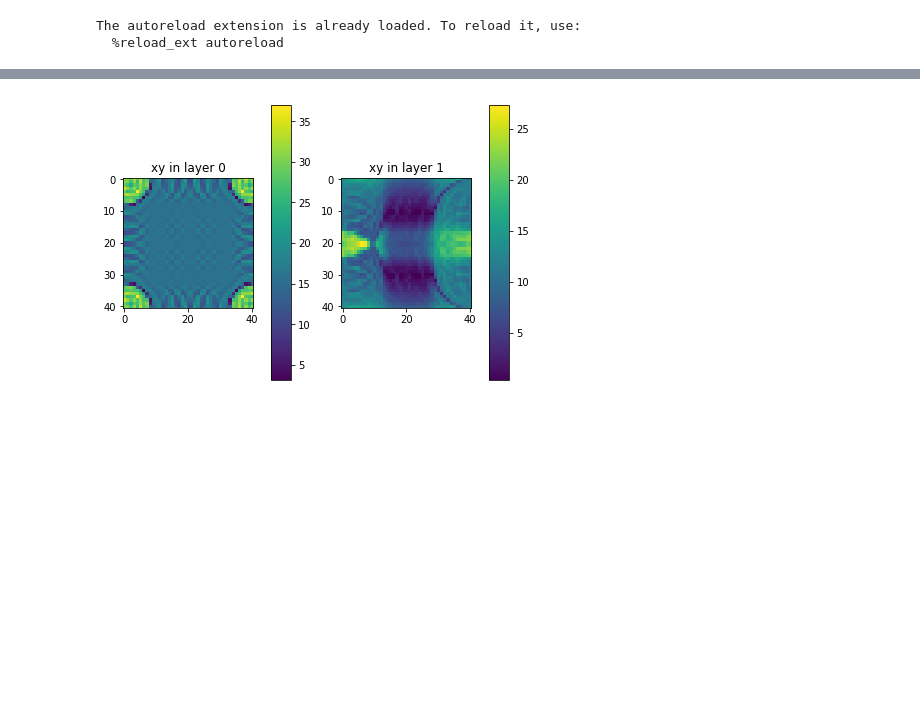
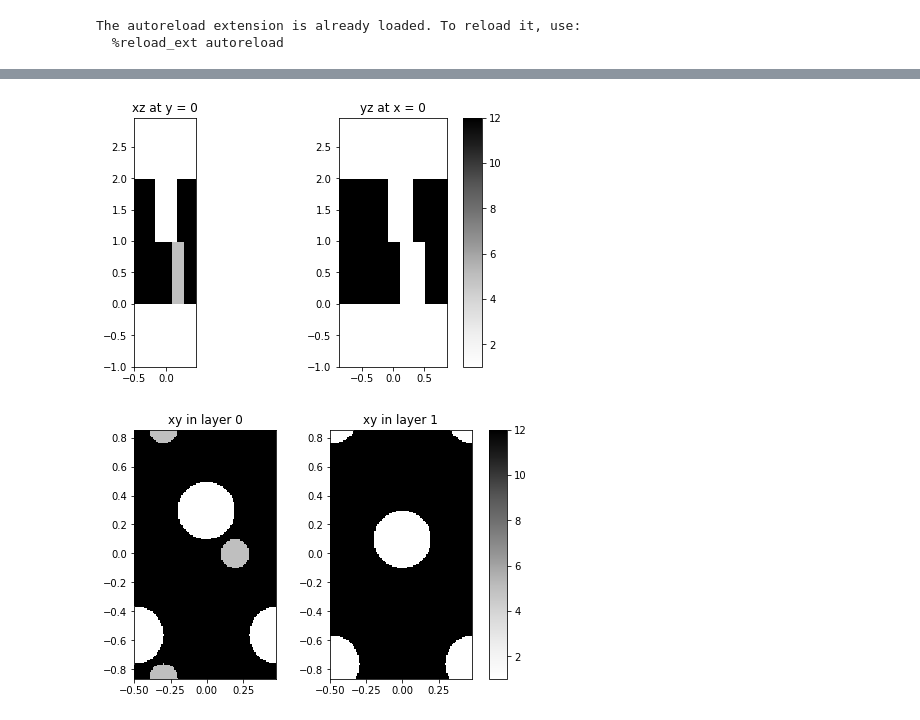
Before and after one commit to fancompute/legume, a Jupyter notebook: test_gme.ipynb, the cells around one changed output, grey strips where cells are left out. Saved outputs shown, nothing was run; the diff lists cells and outputs as text; code cells hidden in the pictures; blank space fills up the shorter version.

```diff
--- a/test_gme.ipynb
+++ b/test_gme.ipynb
@@ -37,4 +34,18 @@ gme.get_ft()
-# %%
-gme.plot_eps()
-# %% [output]
-[figure, removed]
+# %%
+# Initialize a lattice
+lattice = Lattice('hexagonal')
+# Initialize a PhC (by default with eps = 1 in upper and lower cladding, we set upper one to 5)
+phc = PhotCryst(lattice)
+# Add a layer to the PhC with thickness 1 and background permittivity 10
+phc.add_layer(d=1, eps_b=12)
+# Add shapes to this layer
+phc.add_shape('circle', {'x': 0, 'y': 0.3, 'r': 0.2, 'eps': 1}, layer_ind=0)
+phc.add_shape('circle', {'x': 0.2, 'y': 0, 'r': 0.1, 'eps': 5}, layer_ind=0)
+# Add another layer and a shape
+phc.add_layer(d=1, eps_b=12)
+phc.layers[-1].add_shape('circle', {'x': 0, 'y': 0.1, 'r': 0.2, 'eps': 1})
+# Plot an overview picture
+phc.plot_overview()
+# %% [output]
+[figure, added]
+[figure, added]
```
Also changed, not shown: parts of 8 cells of this notebook, 3 other files.
